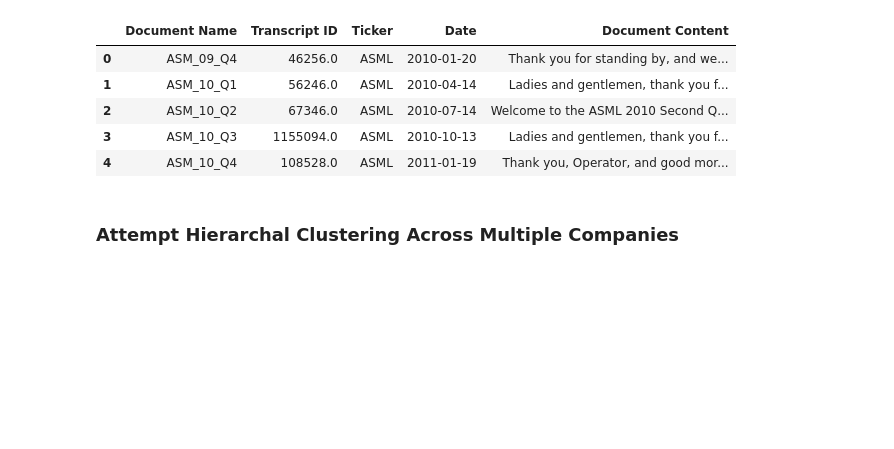
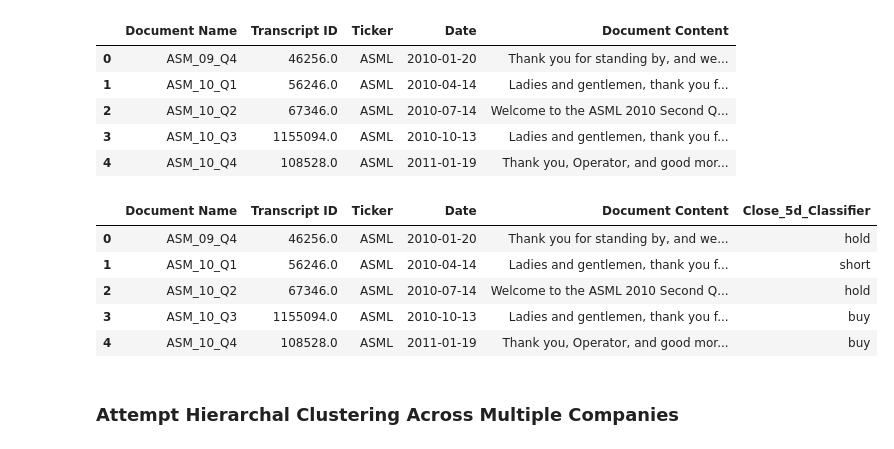
Before and after one commit to biagi0/Unstructured_Data_Projects, a Jupyter notebook: Final_Project/TFIDF_Cluster.ipynb, the cells around one changed output. Cells and saved outputs as stored; diff of their text form; code cells hidden in the pictures; blank space fills up the shorter version.

```diff
--- a/Final_Project/TFIDF_Cluster.ipynb
+++ b/Final_Project/TFIDF_Cluster.ipynb
@@ -0,0 +162,17 @@
+# %%
+# Step 4: Flatten stock results and convert them to DataFrame
+all_data = []
+for stock, stock_data in stock_results.items():
+    for entry in stock_data:
+        entry['Stock'] = stock  # Add the stock ticker to each entry
+        all_data.append(entry)
+
+df_stock_results = pd.DataFrame(all_data)
+
+df_smh_results = pd.DataFrame(smh_results)
+
+# Reorder stock data columns if needed
+df_stock_results = df_stock_results[['Date', 'Stock', 'Close_Day_Before', 'Stock_Open', 'Stock_Close', 'Stock_Close_1d', 'Stock_Close_2d', 'Stock_Close_5d', 'Stock_Close_7d', 'Stock_Close_10d']]
+
+# Display results
+#df_stock_results.head()
@@ -30,7 +272,7 @@ import re
 from collections import defaultdict
 # %%
 # Step 1: Connect to GitHub using your access token
-g = Github("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")
+g = Github("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")
 
 # Step 2: Access the repository (replace "user/project" with your actual repo name)
 repo = g.get_repo("biagi0/Unstructured_Data_Projects")
@@ -136,6 +378,20 @@ transcript_df.head()
 | 2 | ASM_10_Q2 | 67346.0 | ASML | 2010-07-14 | Welcome to the ASML 2010 Second Q... |
 | 3 | ASM_10_Q3 | 1155094.0 | ASML | 2010-10-13 | Ladies and gentlemen, thank you f... |
 | 4 | ASM_10_Q4 | 108528.0 | ASML | 2011-01-19 | Thank you, Operator, and good mor... |
+# %%
+merged_df = pd.merge(transcript_df, df_stocks, left_on=['Ticker', 'Date'], right_on=['Stock', 'Date'], how='inner')
+
+# Display the result
+
+Cluster_df = merged_df[['Document Name', 'Transcript ID', 'Ticker', 'Date', 'Document Content', 'Close_5d_Classifier']]
+Cluster_df.head()
+# %% [output]
+|  | Document Name | Transcript ID | Ticker | Date | Document Content | Close_5d_Classifier |
+| 0 | ASM_09_Q4 | 46256.0 | ASML | 2010-01-20 | Thank you for standing by, and we... | hold |
+| 1 | ASM_10_Q1 | 56246.0 | ASML | 2010-04-14 | Ladies and gentlemen, thank you f... | short |
+| 2 | ASM_10_Q2 | 67346.0 | ASML | 2010-07-14 | Welcome to the ASML 2010 Second Q... | hold |
+| 3 | ASM_10_Q3 | 1155094.0 | ASML | 2010-10-13 | Ladies and gentlemen, thank you f... | buy |
+| 4 | ASM_10_Q4 | 108528.0 | ASML | 2011-01-19 | Thank you, Operator, and good mor... | buy |
 # %% [markdown]
 ### Attempt Hierarchal Clustering Across Multiple Companies
 # %%
```
Also changed, not shown: parts of 27 cells of this notebook.
